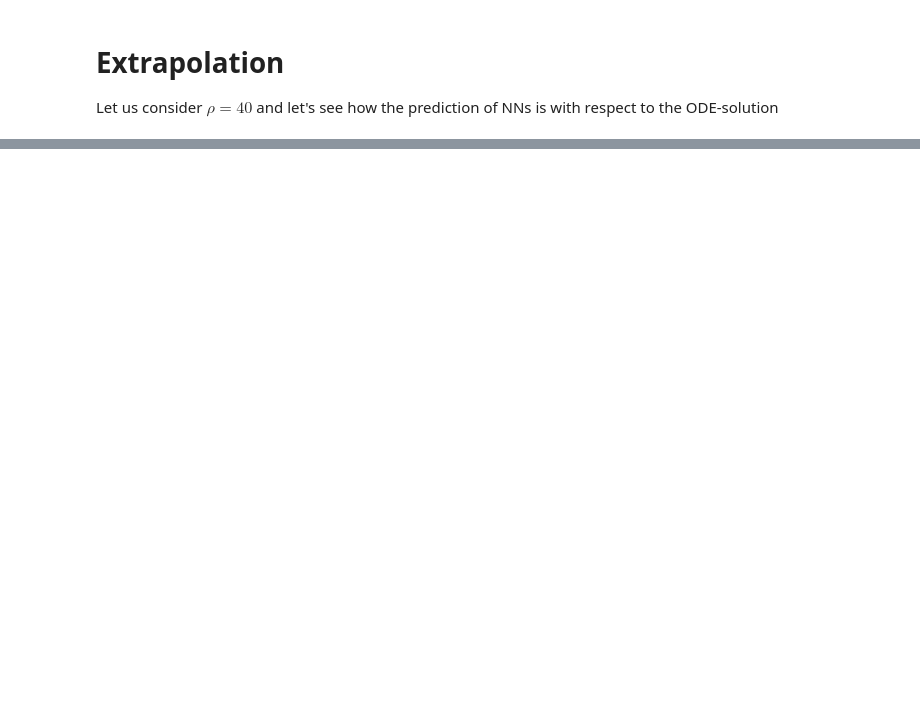
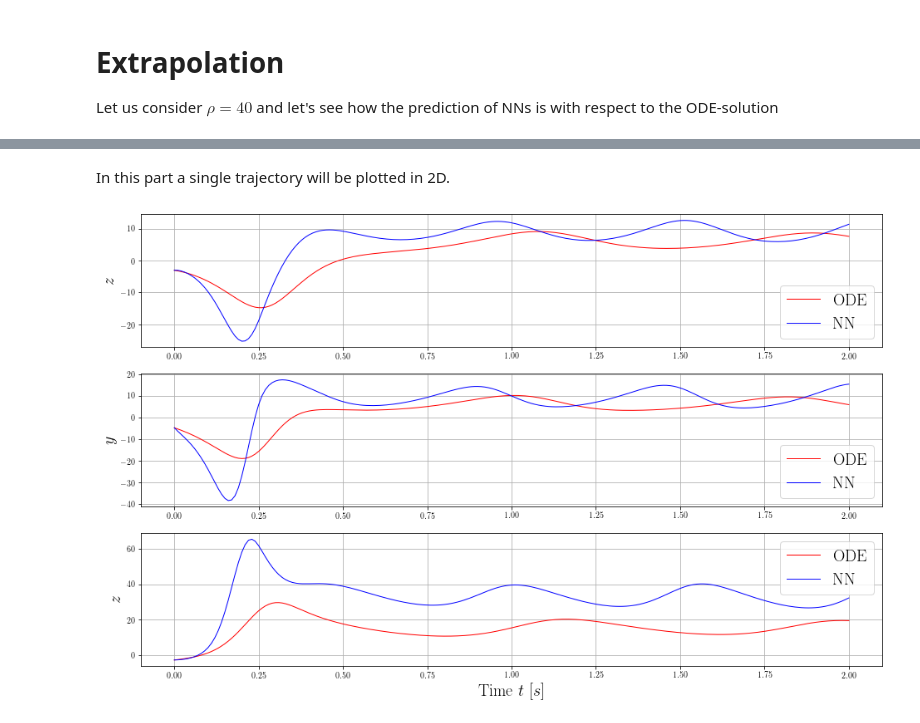
Before and after one commit to Steriva/MfM_Assignment, a Jupyter notebook: exe02d_NN_Lorenz.ipynb, the cells around one changed output, grey strips where cells are left out. Saved outputs shown, nothing was run; the diff lists cells and outputs as text; code cells hidden in the pictures; blank space fills up the shorter version.

```diff
--- a/exe02d_NN_Lorenz.ipynb
+++ b/exe02d_NN_Lorenz.ipynb
@@ -368,3 +435,70 @@ files.download('NN_LorenzExtrapolation.pdf')
 [figure]
 [interactive output not drawn]
 [interactive output not drawn]
+# %% [markdown]
+In this part a single trajectory will be plotted in 2D.
+# %%
+rhoExtrap = 40
+
+numTraj = 1
+
+def lorenz_deriv(x_y_z, t0, rho=rhoInterp, sigma=sigma, beta=beta):
+    x, y, z = x_y_z
+    return [sigma * (y - x), x * (rho - z) - y, x * y - beta * z]
+
+np.random.seed(60)
+x0 = lb + (ub-lb) * np.random.random((numTraj, 3))
+
+x_t = np.asarray([integrate.odeint(lorenz_deriv, x0_j, t)
+                  for x0_j in x0])
+
+ExtrapNN = np.zeros((numTraj, len(t), 4))
+
+ExtrapNN[:,0,:-1] = x0[:]
+ExtrapNN[:,0,-1] = rhoExtrap
+
+
+
+## ODE plot
+figInt = plt.figure()
+
+for traj in range(numTraj):
+
+  xExtrap, yExtrap, zExtrap = x_t[traj,:,:].T
+  plt.subplot(3,1,1)
+  plt.plot(t,xExtrap,linewidth=1, color = 'r', label = 'ODE')
+  plt.subplot(3,1,2)
+  plt.plot(t,yExtrap,linewidth=1, color = 'r', label = 'ODE')
+  plt.subplot(3,1,3)
+  plt.plot(t,zExtrap,linewidth=1, color = 'r', label = 'ODE')
+
+
+for traj in range(numTraj):
+  for time in range(len(t)-1):
+
+    tmpIN = np.reshape(ExtrapNN[traj, time, :], [1, 4])
+    tmpOUT = NN_model.predict(tmpIN)
+    ExtrapNN[traj, time + 1, :] = tmpOUT
+
+  xNN, yNN, zNN = ExtrapNN[traj,:,:-1].T
+  plt.subplot(3,1,1)
+  plt.plot(t,xNN,linewidth=1, color = 'b', label = 'NN')
+  plt.ylabel(r'$z$', fontsize = 20)
+  plt.subplot(3,1,2)
+  plt.plot(t,yNN,linewidth=1, color = 'b', label = 'NN')
+  plt.ylabel(r'$y$', fontsize = 20)
+  plt.subplot(3,1,3)
+  plt.plot(t,zNN,linewidth=1, color = 'b', label = 'NN')
+  plt.ylabel(r'$z$', fontsize = 20)
+  plt.xlabel(r'Time $t$ $[s]$', fontsize = 20)
+
+
+for jj in range(1,4):
+  plt.subplot(3,1,jj)
+  plt.legend(fontsize=20)
+  plt.grid(which='major',linestyle='-')
+  plt.grid(which='minor',linestyle='--')
+
+plt.show()
+# %% [output]
+[figure, added]
```
Also changed, not shown: parts of 2 cells of this notebook.
